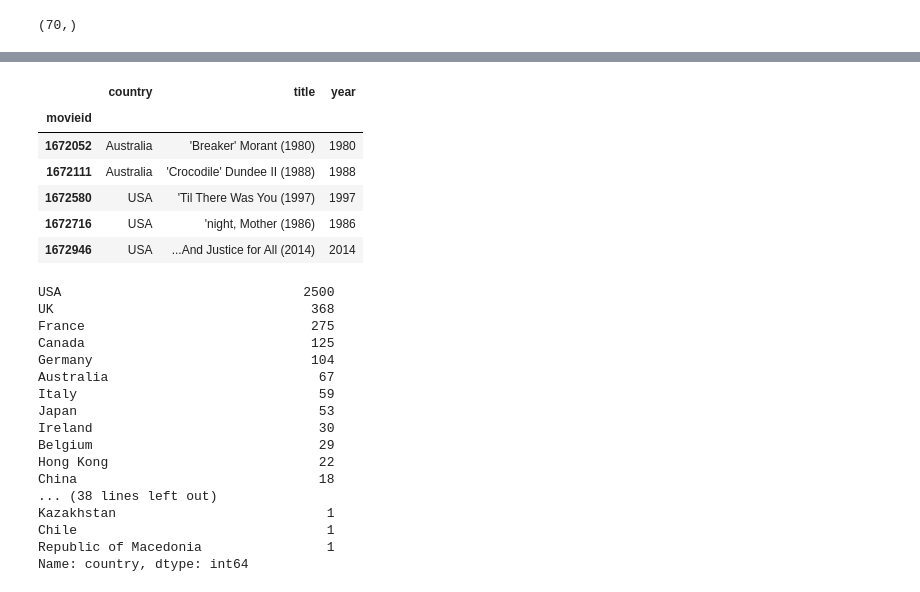
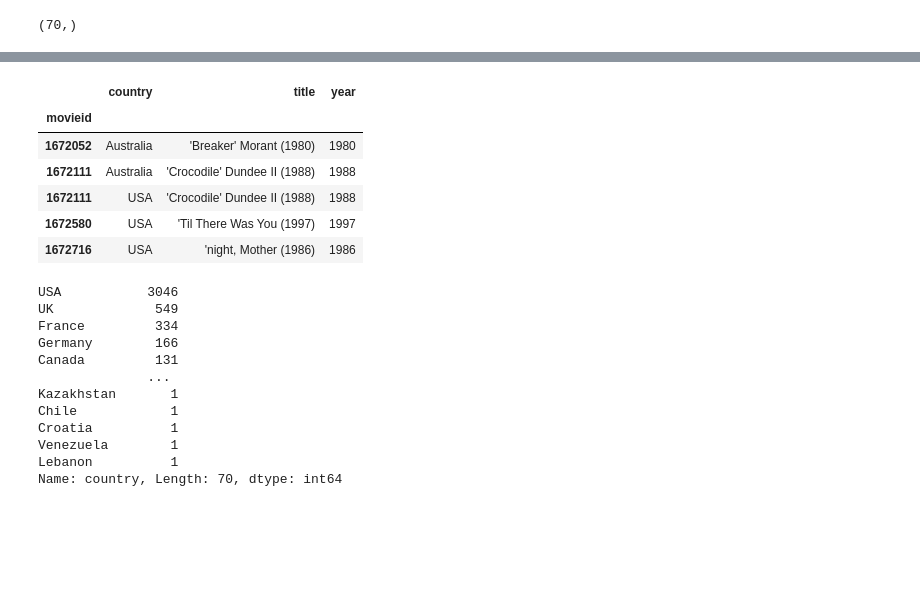
Before and after one commit to oykukaplan/womenintech_python_bitirme_projesi, a Jupyter notebook: bitirme_projesi.ipynb, the cells around one changed output, grey strips where cells are left out. Drawn from its saved outputs; the diff is of its cells as text; code cells hidden in the pictures; blank space fills up the shorter version.

```diff
--- a/bitirme_projesi.ipynb
+++ b/bitirme_projesi.ipynb
@@ -432,36 +426,32 @@ new_country.head()
 # %%
-numb_of_movies_by_country= (new_country
+#iki veri setimizi birleştiriyoruz.
+numb_of_movies_by_country= (countries
                   .set_index("movieid")
                   .join(movies.set_index("movieid"),
                         how="left")
                  )
 
 numb_of_movies_by_country.head() #ülkeler ve çektikleri filmleri gördük
 # %% [output]
 |  | country | title | year |
 | movieid |  |  |  |
 | 1672052 | Australia | 'Breaker' Morant (1980) | 1980 |
 | 1672111 | Australia | 'Crocodile' Dundee II (1988) | 1988 |
+| 1672111 | USA | 'Crocodile' Dundee II (1988) | 1988 |
 | 1672580 | USA | 'Til There Was You (1997) | 1997 |
 | 1672716 | USA | 'night, Mother (1986) | 1986 |
-| 1672946 | USA | ...And Justice for All (2014) | 2014 |
 # %%
 numb_of_movies_by_country['country'].value_counts() #ülkelere göre çekilen film sayılarını görebiliriz.
 # %% [output]
-USA                               2500
-UK                                 368
-France                             275
-Canada                             125
-Germany                            104
-Australia                           67
-Italy                               59
-Japan                               53
-Ireland                             30
-Belgium                             29
-Hong Kong                           22
-China                               18
-... (38 lines left out)
-Kazakhstan                           1
-Chile                                1
-Republic of Macedonia                1
-Name: country, dtype: int64
+USA           3046
+UK             549
+France         334
+Germany        166
+Canada         131
+              ...
+Kazakhstan       1
+Chile            1
+Croatia          1
+Venezuela        1
+Lebanon          1
+Name: country, Length: 70, dtype: int64
```
Also changed, not shown: parts of 40 cells of this notebook.
